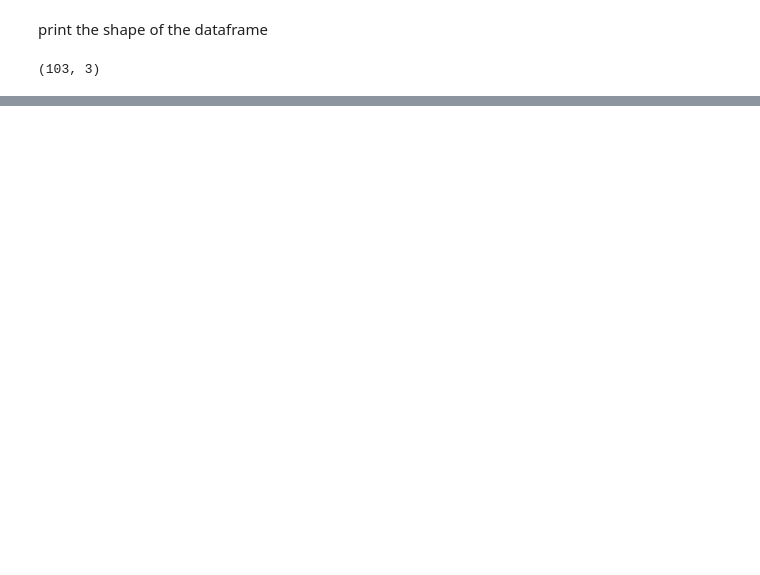
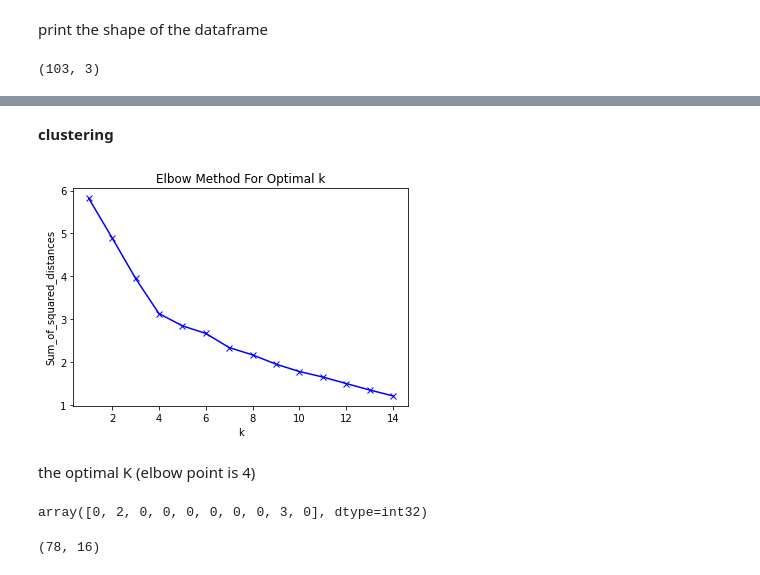
Before and after one commit to shiweijing/Coursera_Capstone, a Jupyter notebook: Toronto.ipynb, the cells around one changed output, grey strips where cells are left out. Saved outputs shown, nothing was run; the diff lists cells and outputs as text; code cells hidden in the pictures; blank space fills up the shorter version.

```diff
--- a/Toronto.ipynb
+++ b/Toronto.ipynb
@@ -58,0 +270,5 @@ df.shape
+# %%
+toronto_venues=getNearbyVenues(names=df1['Neighborhood'],
+                                   latitudes=df1['Latitude'],
+                                   longitudes=df1['Longitude']
+                                  )
@@ -58,0 +346,12 @@ df.shape
+# %%
+# one hot encoding
+toronto_onehot = pd.get_dummies(toronto_venues[['Venue Category']], prefix="", prefix_sep="")
+
+# add neighborhood column back to dataframe
+toronto_onehot['NB'] = toronto_venues['Neighborhood']
+
+# move neighborhood column to the first column
+fixed_columns = [toronto_onehot.columns[-1]] + list(toronto_onehot.columns[:-1])
+toronto_onehot = toronto_onehot[fixed_columns]
+
+toronto_onehot[toronto_onehot['NB']=='Regent Park']
@@ -58,0 +383,3 @@ df.shape
+# %%
+toronto_grouped = toronto_onehot.groupby('NB').mean().reset_index()
+toronto_grouped[toronto_grouped['NB']=='Regent Park']
@@ -58,0 +463,45 @@ df.shape
+# %% [markdown]
+**clustering**
+# %%
+toronto_grouped_clustering = toronto_grouped.drop('NB', 1)
+Sum_of_squared_distances = []
+K = range(1,15)
+for k in K:
+    km = KMeans(n_clusters=k,random_state=0).fit(toronto_grouped_clustering)
+    Sum_of_squared_distances.append(km.inertia_)
+# %%
+plt.plot(K, Sum_of_squared_distances, 'bx-')
+plt.xlabel('k')
+plt.ylabel('Sum_of_squared_distances')
+plt.title('Elbow Method For Optimal k')
+plt.show()
+# %% [output]
+[figure, added]
+# %% [markdown]
+the optimal K (elbow point is 4)
+# %%
+# set number of clusters
+kclusters = 4
+
+#toronto_grouped_clustering = toronto_grouped.drop('NB', 1)
+
+# run k-means clustering
+kmeans = KMeans(n_clusters=kclusters, random_state=0).fit(toronto_grouped_clustering)
+
+# check cluster labels generated for each row in the dataframe
+kmeans.labels_[0:10]
+# %% [output]
+array([0, 2, 0, 0, 0, 0, 0, 0, 3, 0], dtype=int32)
+# %%
+# add clustering labels
+
+neighborhoods_venues_sorted.insert(0, 'Cluster Labels', kmeans.labels_)
+
+toronto_merged = df1
+
+# merge toronto_grouped with toronto_data to add latitude/longitude for each neighborhood
+toronto_merged = toronto_merged.join(neighborhoods_venues_sorted.set_index('Neighborhood'), on='Neighborhood')
+
+toronto_merged.shape
+# %% [output]
+(78, 16)
```
Also changed, not shown: parts of 55 cells of this notebook.
